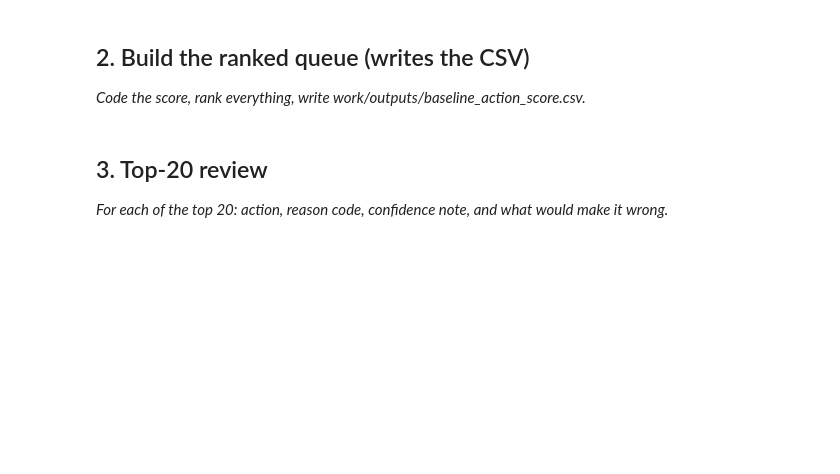
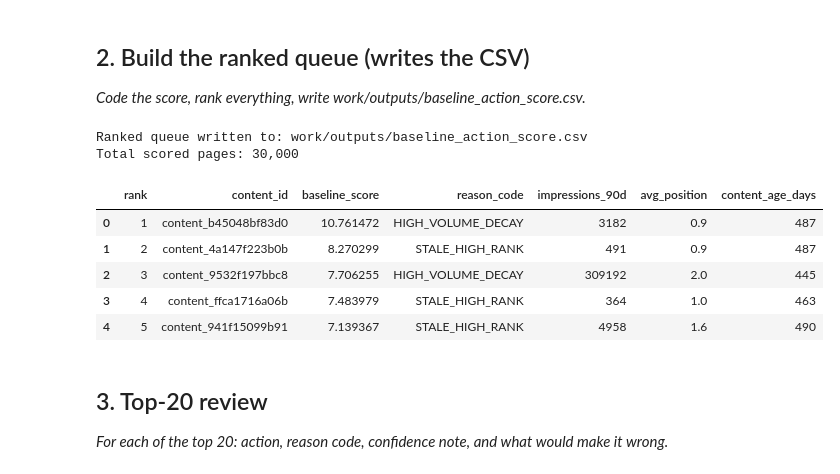
Before and after one commit to Tal3at-M/flyrank-ml-internship, a Jupyter notebook: work/notebooks/w04_baseline_score.ipynb, the cells around one changed output. Cells and saved outputs as stored; diff of their text form; code cells hidden in the pictures; blank space fills up the shorter version.

```diff
--- a/work/notebooks/w04_baseline_score.ipynb
+++ b/work/notebooks/w04_baseline_score.ipynb
@@ -23,3 +26,51 @@ This skeleton is yours to fill. Work the sections **in order** — each one has
+# %%
+import os
+import numpy as np
+import pandas as pd
+
+url = "https://raw.githubusercontent.com/Tal3at-M/flyrank-ml-internship/main/data/raw/content_refresh_anonymized.csv"
+df = pd.read_csv(url)
+
+# Compute Baseline Heuristic Score
+df["baseline_score"] = (
+    np.log1p(df["impressions_90d"])
+    * (1.0 / np.clip(df["avg_position"], 1.0, 100.0))
+    * (df["content_age_days"] / 365.0)
+)
+
+# Assign Reason Codes
+def assign_reason(row):
+    if row["trend_direction"] == "down" and row["impressions_90d"] >= 1000:
+        return "HIGH_VOLUME_DECAY"
+    elif row["avg_position"] <= 10.0 and row["content_age_days"] >= 180:
+        return "STALE_HIGH_RANK"
+    elif row["ctr"] < 0.01 and row["impressions_90d"] >= 500:
+        return "LOW_CTR_OPPORTUNITY"
+    return "STANDARD_MONITORING"
+
+df["reason_code"] = df.apply(assign_reason, axis=1)
+
+# Rank the queue
+ranked_df = df.sort_values(by="baseline_score", ascending=False).reset_index(drop=True)
+ranked_df["rank"] = ranked_df.index + 1
+
+# Ensure directory exists and write CSV
+os.makedirs("work/outputs", exist_ok=True)
+output_path = "work/outputs/baseline_action_score.csv"
+ranked_df.to_csv(output_path, index=False)
+
+print(f"Ranked queue written to: {output_path}")
+print(f"Total scored pages: {len(ranked_df):,}")
+ranked_df[["rank", "content_id", "baseline_score", "reason_code", "impressions_90d", "avg_position", "content_age_days"]].head(5)
+# %% [output]
+Ranked queue written to: work/outputs/baseline_action_score.csv
+Total scored pages: 30,000
+|  | rank | content_id | baseline_score | reason_code | impressions_90d | avg_position | content_age_days |
+| 0 | 1 | content_b45048bf83d0 | 10.761472 | HIGH_VOLUME_DECAY | 3182 | 0.9 | 487 |
+| 1 | 2 | content_4a147f223b0b | 8.270299 | STALE_HIGH_RANK | 491 | 0.9 | 487 |
+| 2 | 3 | content_9532f197bbc8 | 7.706255 | HIGH_VOLUME_DECAY | 309192 | 2.0 | 445 |
+| 3 | 4 | content_ffca1716a06b | 7.483979 | STALE_HIGH_RANK | 364 | 1.0 | 463 |
+| 4 | 5 | content_941f15099b91 | 7.139367 | STALE_HIGH_RANK | 4958 | 1.6 | 490 |
 # %% [markdown]
 ## 3. Top-20 review
 
```
Also changed, not shown: parts of 7 cells of this notebook.
